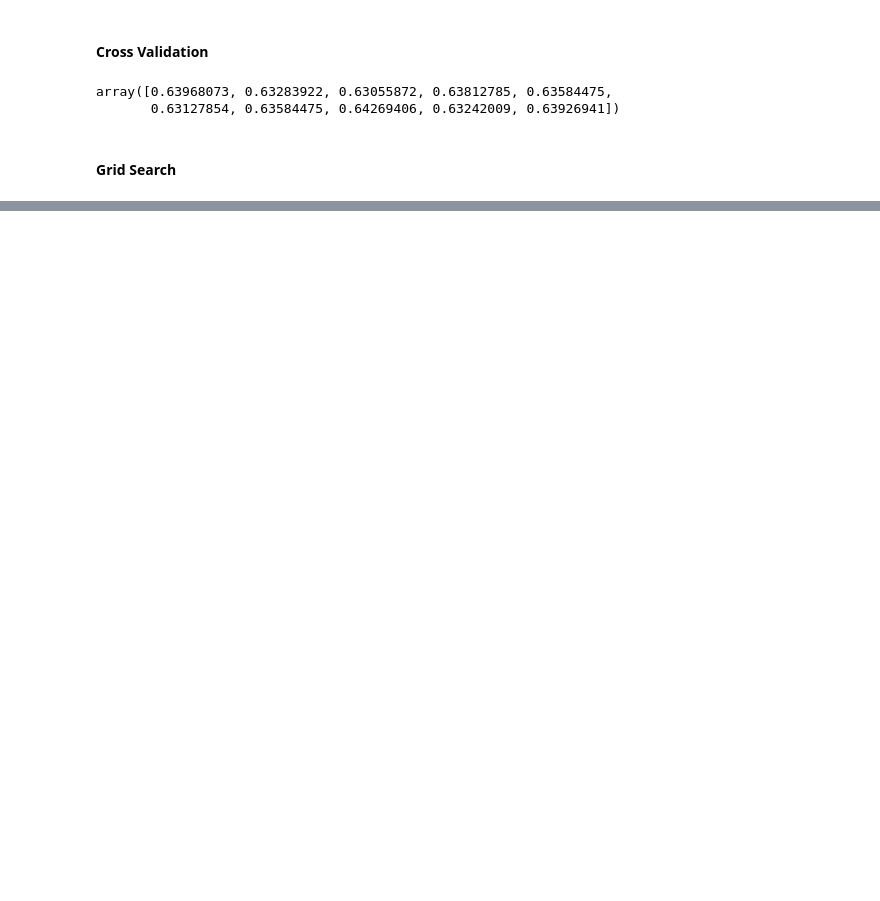
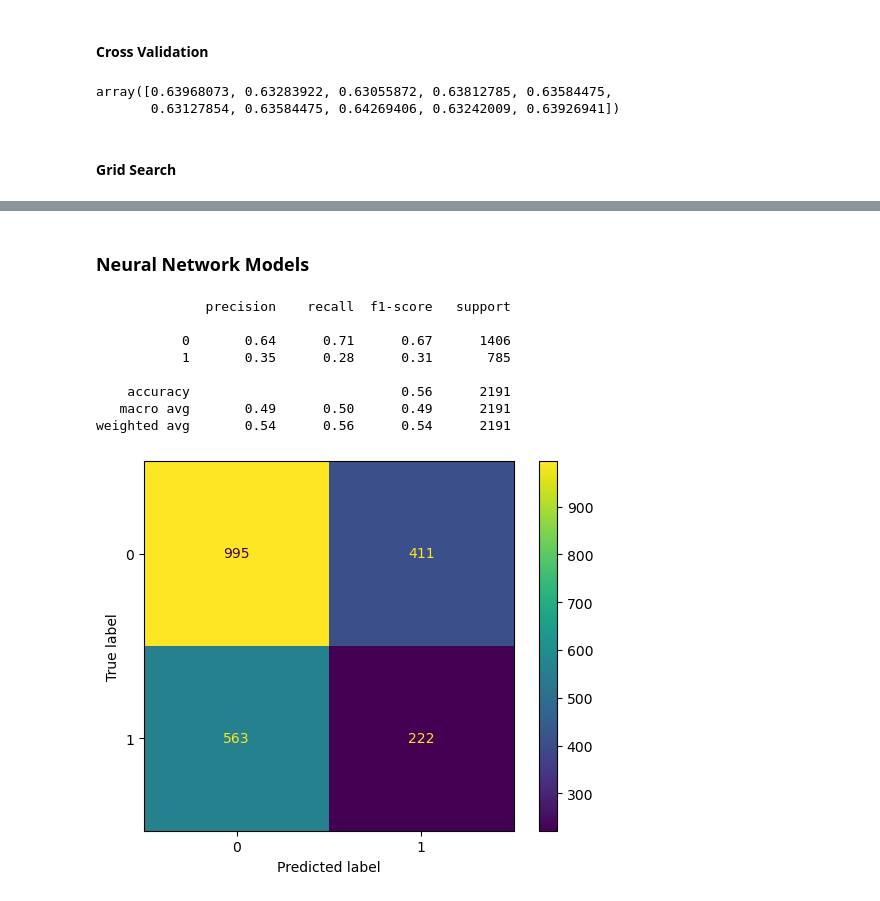
Before and after one commit to orlandopalmeira/Trabalho-DAA-2023-2024, a Jupyter notebook: Tarefa_1/tarefa_1_modelacao.ipynb, the cells around one changed output, grey strips where cells are left out. Drawn from its saved outputs; the diff is of its cells as text; code cells hidden in the pictures; blank space fills up the shorter version.

Commit message:
feature selection e neural networks

```diff
--- a/Tarefa_1/tarefa_1_modelacao.ipynb
+++ b/Tarefa_1/tarefa_1_modelacao.ipynb
@@ -721,3 +787,27 @@ Fitting 3 folds for each of 6 candidates, totalling 18 fits
    macro avg       0.54      0.50      0.42      2191
 weighted avg       0.57      0.64      0.52      2191
 [figure]
+# %% [markdown]
+### Neural Network Models
+# %%
+from sklearn.neural_network import MLPClassifier
+
+# mlp = MLPClassifier(solver='adam', alpha=1e-4, hidden_layer_sizes=(50), max_iter=100000, random_state=2023)
+mlp = MLPClassifier(alpha=0.001, hidden_layer_sizes=(50, 50), learning_rate='invscaling', solver='sgd')
+
+mlp.fit(X_train, y_train)
+predictionMLP = mlp.predict(X_test)
+
+print(classification_report(y_test, predictionMLP))
+ConfusionMatrixDisplay.from_predictions(y_test, predictionMLP)
+plt.show()
+# %% [output]
+              precision    recall  f1-score   support
+
+           0       0.64      0.71      0.67      1406
+           1       0.35      0.28      0.31       785
+
+    accuracy                           0.56      2191
+   macro avg       0.49      0.50      0.49      2191
+weighted avg       0.54      0.56      0.54      2191
+[figure, added]
```
Also changed, not shown: parts of 20 cells of this notebook.
